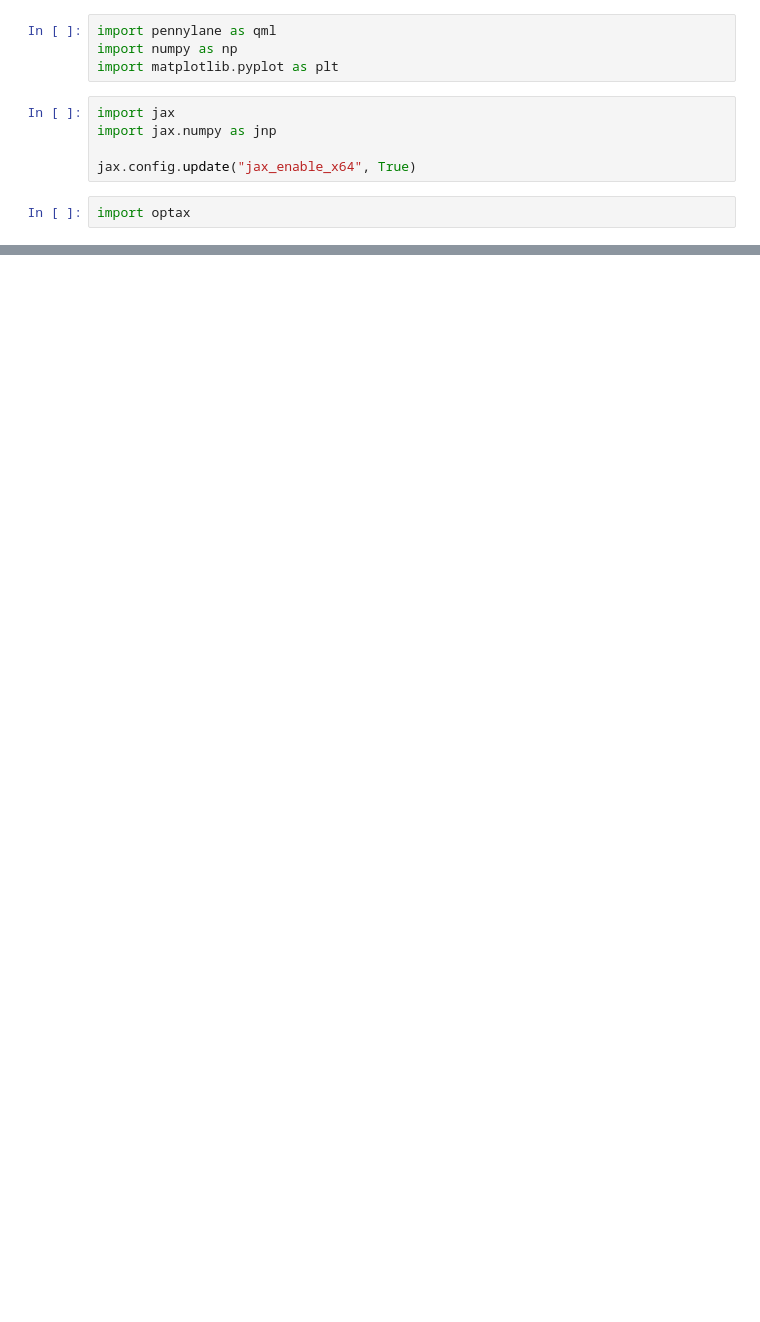
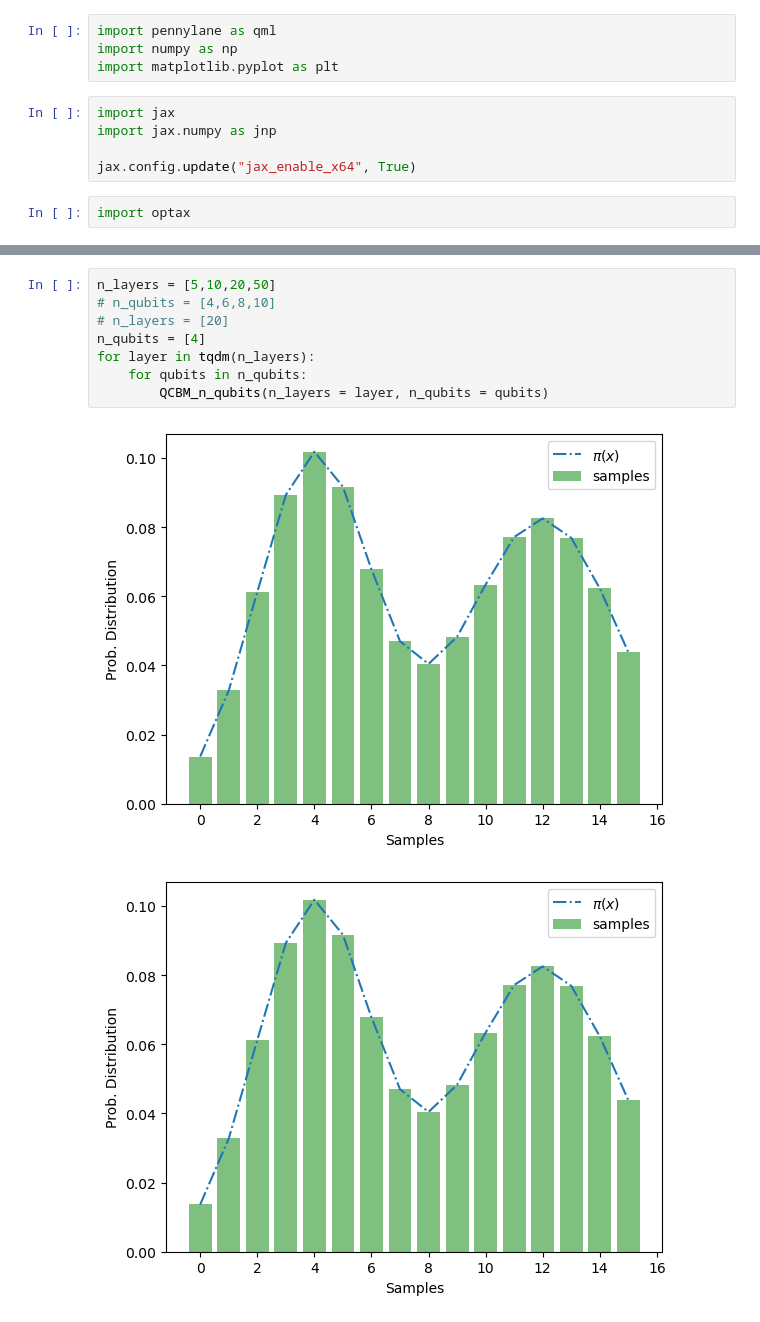
Before and after one commit to noorainnoorani/QCBM_HeavyTails, a Jupyter notebook: QCBM Higher Resolution.ipynb, the cells around one changed output, grey strips where cells are left out. Saved outputs shown, nothing was run; the diff lists cells and outputs as text; blank space fills up the shorter version.

```diff
--- a/QCBM Higher Resolution.ipynb
+++ b/QCBM Higher Resolution.ipynb
@@ -15,0 +108,11 @@ ImportError: cannot import name 'KLDivergence' from 'QCBM' (unknown location)
+# %%
+n_layers = [5,10,20,50]
+# n_qubits = [4,6,8,10]
+# n_layers = [20]
+n_qubits = [4]
+for layer in tqdm(n_layers):
+    for qubits in n_qubits:
+        QCBM_n_qubits(n_layers = layer, n_qubits = qubits)
+# %% [output]
+[figure, added]
+[figure, added]
```
Also changed, not shown: parts of 6 cells of this notebook.
